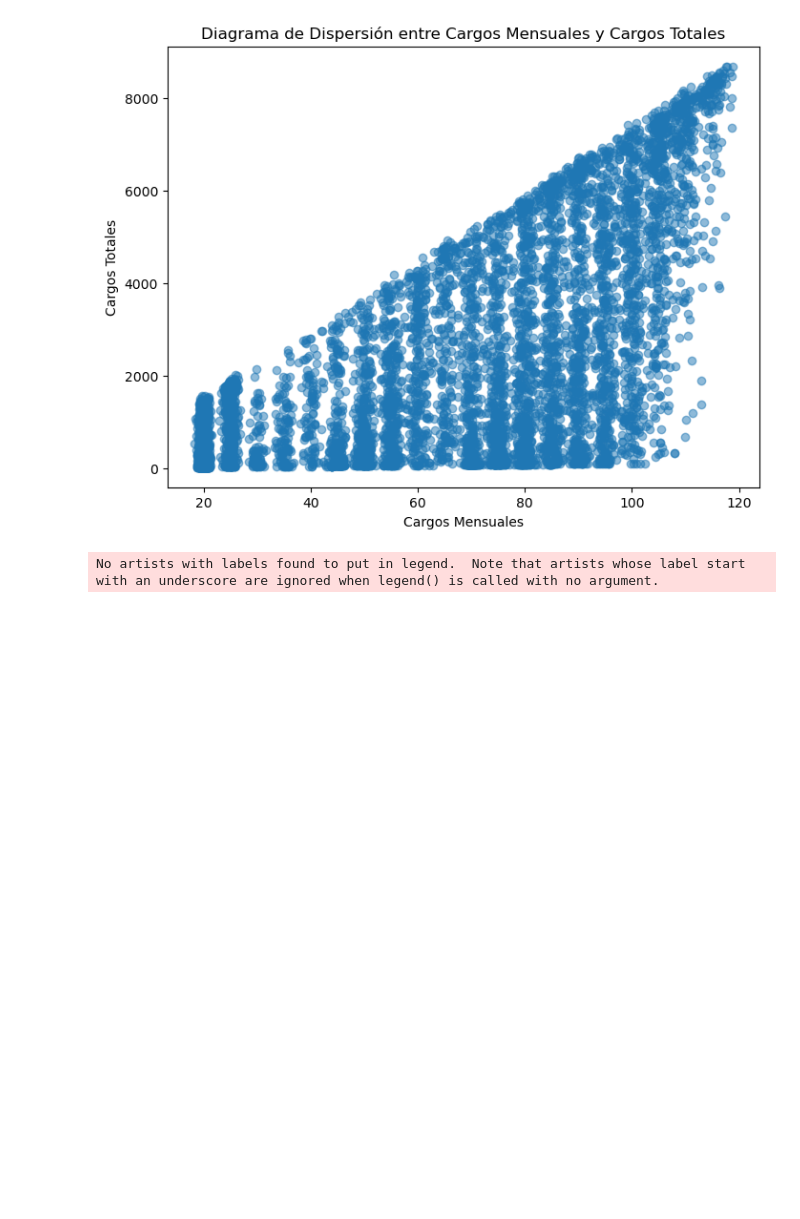
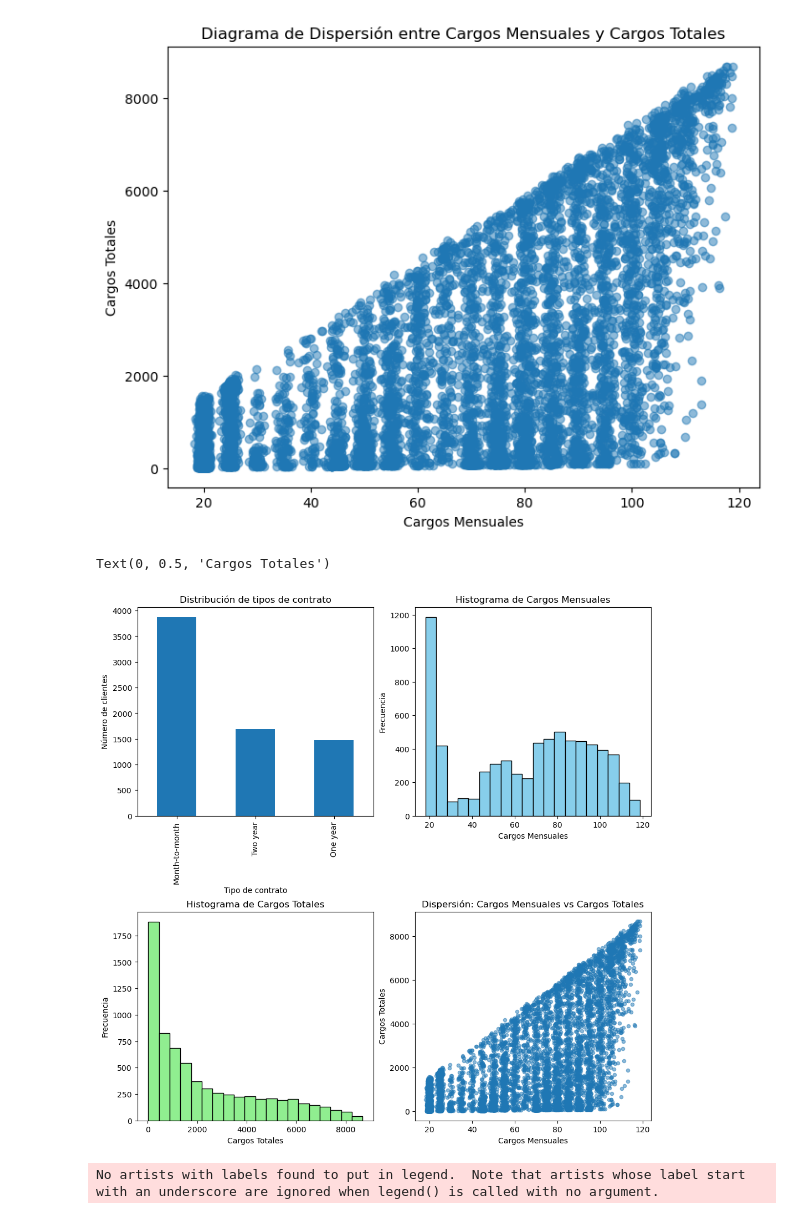
Before and after one commit to JuanPapi84/Fuga_de_Clientes, a Jupyter notebook: insight/Plan de Trabajo.ipynb, the cells around one changed output. Drawn from its saved outputs; the diff is of its cells as text; code cells hidden in the pictures; blank space fills up the shorter version.

```diff
--- a/insight/Plan de Trabajo.ipynb
+++ b/insight/Plan de Trabajo.ipynb
@@ -406,6 +410,37 @@ plt.show()
 [figure]
 [figure]
 [figure]
+# %%
+# TODO: ¿quizás te guste más usar subplots?
+fig, axs = plt.subplots(2, 2, figsize=(10, 10), constrained_layout=True)
+
+ax = axs[0][0]
+contract_counts = df_contratos["Type"].value_counts()
+contract_counts.plot(kind='bar', stacked=False, ax=ax, xlabel='')
+ax.set_title("Distribución de tipos de contrato")
+ax.set_xlabel("Tipo de contrato")
+ax.set_ylabel("Número de clientes")
+
+ax = axs[0][1]
+df_contratos['MonthlyCharges'].plot(kind='hist', bins=20, color='skyblue', edgecolor='black', ax=ax)
+ax.set_title('Histograma de Cargos Mensuales')
+ax.set_xlabel('Cargos Mensuales')
+ax.set_ylabel('Frecuencia')
+
+ax= axs[1][0]
+df_contratos['TotalCharges'].plot(kind='hist', bins=20, color='lightgreen', edgecolor='black', ax=ax)
+ax.set_title('Histograma de Cargos Totales')
+ax.set_xlabel('Cargos Totales')
+ax.set_ylabel('Frecuencia')
+
+ax = axs[1][1]
+df_contratos.plot(kind='scatter', x='MonthlyCharges', y='TotalCharges', alpha=0.5, ax=ax)
+ax.set_title('Dispersión: Cargos Mensuales vs Cargos Totales')
+ax.set_xlabel('Cargos Mensuales')
+ax.set_ylabel('Cargos Totales')
+# %% [output]
+Text(0, 0.5, 'Cargos Totales')
+[figure, added]
 # %%
 # Histograma de Cargos Mensuales por Tipo de Pago
 plt.figure(figsize=(10, 6))
```
Also changed, not shown: parts of 2 cells of this notebook.
